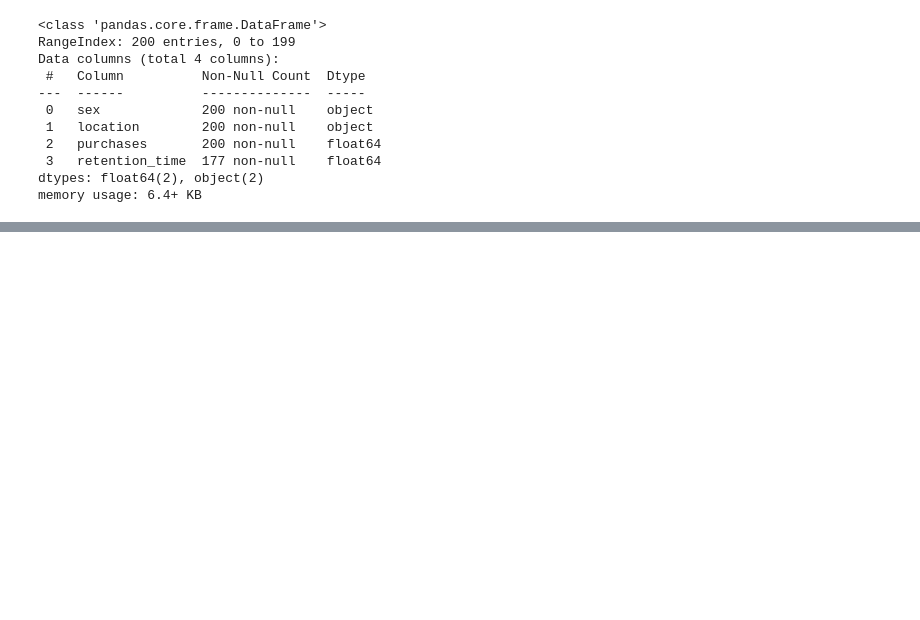
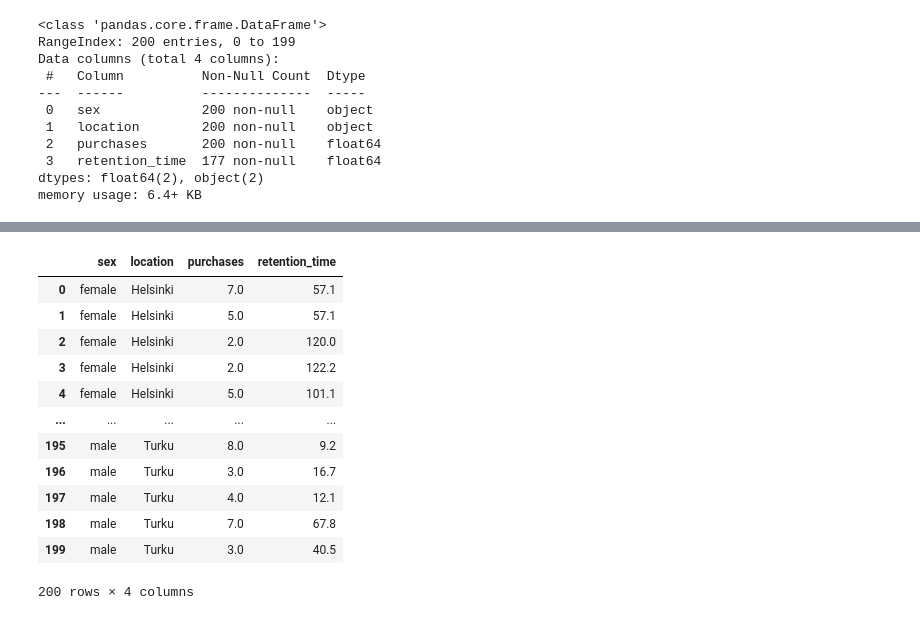
Before and after one commit to konstanyman/E1, a Jupyter notebook: e1-notebook.ipynb, the cells around one changed output, grey strips where cells are left out. Saved outputs shown, nothing was run; the diff lists cells and outputs as text; code cells hidden in the pictures; blank space fills up the shorter version.

```diff
--- a/e1-notebook.ipynb
+++ b/e1-notebook.ipynb
@@ -250,8 +262,8 @@ for x in df1['purchases']:
 
 for x in df1['retention_time']:
     if x < 0 or isinstance(x, float) == False:
-
-df1 =
+        print(x)
+df1['retention_time'] = abs(df1['retention_time'])
 # %% [output]
 -14.9
 # %% [markdown]
@@ -275,0 +290,5 @@ memory usage: 6.4+ KB
+# %%
+# grouping
+
+grouped = df1.groupby(['sex', 'location'])
+grouped.first()
@@ -275,0 +304,24 @@ memory usage: 6.4+ KB
+# %%
+# replace NaN values with corresponding medians from each group
+
+def replace_with_group_median(group):
+    median = group['retention_time'].median()
+    group['retention_time'].fillna(median, inplace=True)
+    return group
+
+df1 = grouped.apply(replace_with_group_median).reset_index(drop=True)
+df1
+# %% [output]
+|  | sex | location | purchases | retention_time |
+| 0 | female | Helsinki | 7.0 | 57.1 |
+| 1 | female | Helsinki | 5.0 | 57.1 |
+| 2 | female | Helsinki | 2.0 | 120.0 |
+| 3 | female | Helsinki | 2.0 | 122.2 |
+| 4 | female | Helsinki | 5.0 | 101.1 |
+| ... | ... | ... | ... | ... |
+| 195 | male | Turku | 8.0 | 9.2 |
+| 196 | male | Turku | 3.0 | 16.7 |
+| 197 | male | Turku | 4.0 | 12.1 |
+| 198 | male | Turku | 7.0 | 67.8 |
+| 199 | male | Turku | 3.0 | 40.5 |
+200 rows × 4 columns
```
Also changed, not shown: parts of 18 cells of this notebook, 2 other files.
